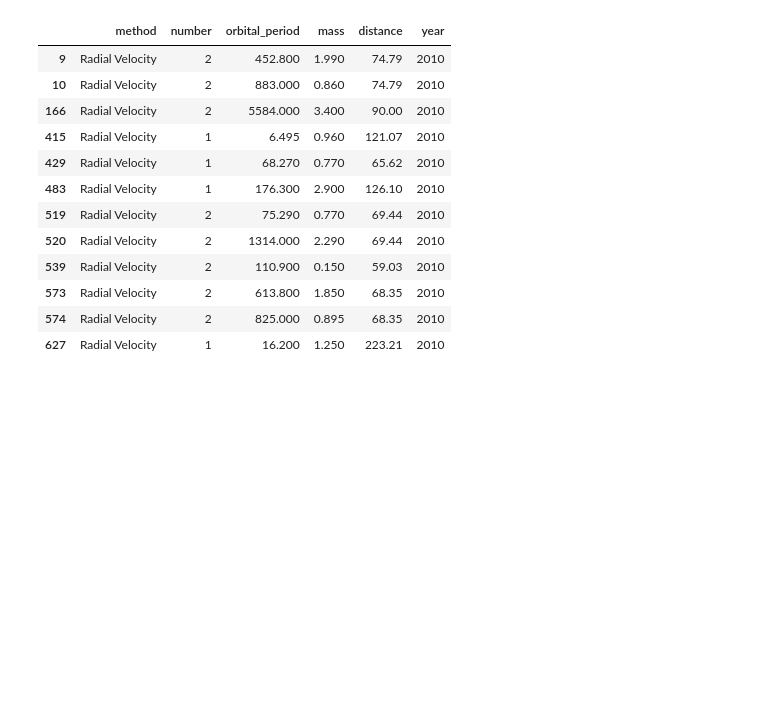
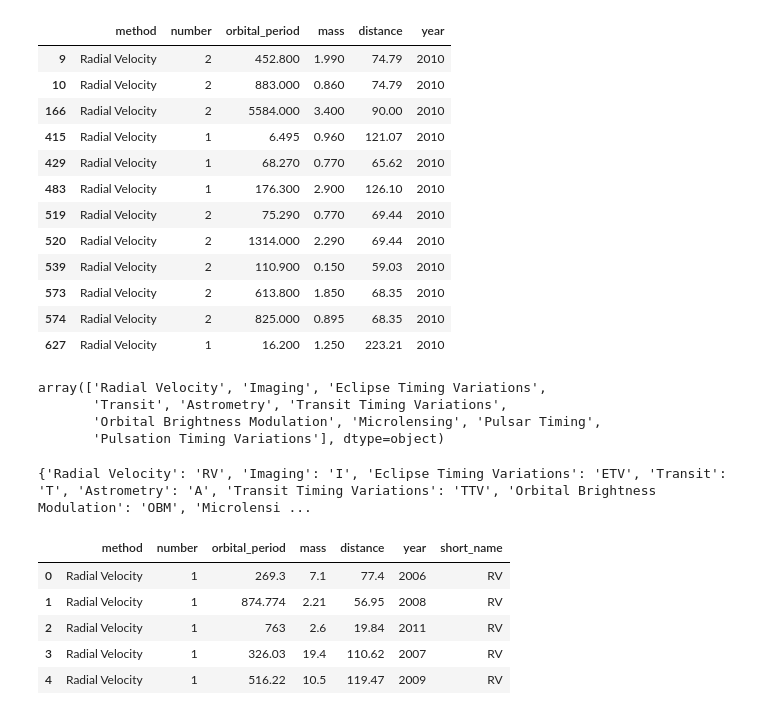
Before and after one commit to swami-gait/Foundations_of_datascience, a Jupyter notebook: FDS_W09-200625-045816.ipynb, the cells around one changed output. Saved outputs shown, nothing was run; the diff lists cells and outputs as text; code cells hidden in the pictures; blank space fills up the shorter version.

```diff
--- a/FDS_W09-200625-045816.ipynb
+++ b/FDS_W09-200625-045816.ipynb
@@ -1041,3 +1045,30 @@ df[(df['year']==2010) & (df['distance']>59)]
 | 573 | Radial Velocity | 2 | 613.800 | 1.850 | 68.35 | 2010 |
 | 574 | Radial Velocity | 2 | 825.000 | 0.895 | 68.35 | 2010 |
 | 627 | Radial Velocity | 1 | 16.200 | 1.250 | 223.21 | 2010 |
+# %%
+df.method.unique()
+# %% [output]
+array(['Radial Velocity', 'Imaging', 'Eclipse Timing Variations',
+       'Transit', 'Astrometry', 'Transit Timing Variations',
+       'Orbital Brightness Modulation', 'Microlensing', 'Pulsar Timing',
+       'Pulsation Timing Variations'], dtype=object)
+# %%
+short_names={}
+for s in df.method.unique():
+    short_names[s]= ''.join(x[0] for x in s.split(' '))
+# %%
+print(short_names)
+# %% [output]
+{'Radial Velocity': 'RV', 'Imaging': 'I', 'Eclipse Timing Variations': 'ETV', 'Transit': 'T', 'Astrometry': 'A', 'Transit Timing Variations': 'TTV', 'Orbital Brightness Modulation': 'OBM', 'Microlensi ...
+# %%
+for i,r in df.iterrows():
+    df.loc[i,'short_name']= short_names.get(r['method'],r['method'])
+# %%
+df.head()
+# %% [output]
+|  | method | number | orbital_period | mass | distance | year | short_name |
+| 0 | Radial Velocity | 1 | 269.3 | 7.1 | 77.4 | 2006 | RV |
+| 1 | Radial Velocity | 1 | 874.774 | 2.21 | 56.95 | 2008 | RV |
+| 2 | Radial Velocity | 1 | 763 | 2.6 | 19.84 | 2011 | RV |
+| 3 | Radial Velocity | 1 | 326.03 | 19.4 | 110.62 | 2007 | RV |
+| 4 | Radial Velocity | 1 | 516.22 | 10.5 | 119.47 | 2009 | RV |
```
Also changed, not shown: parts of 7 cells of this notebook.
